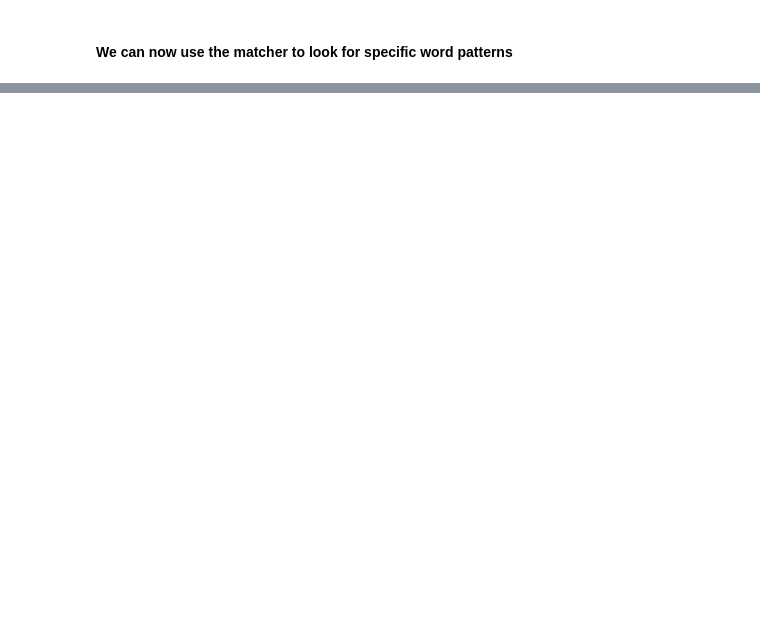
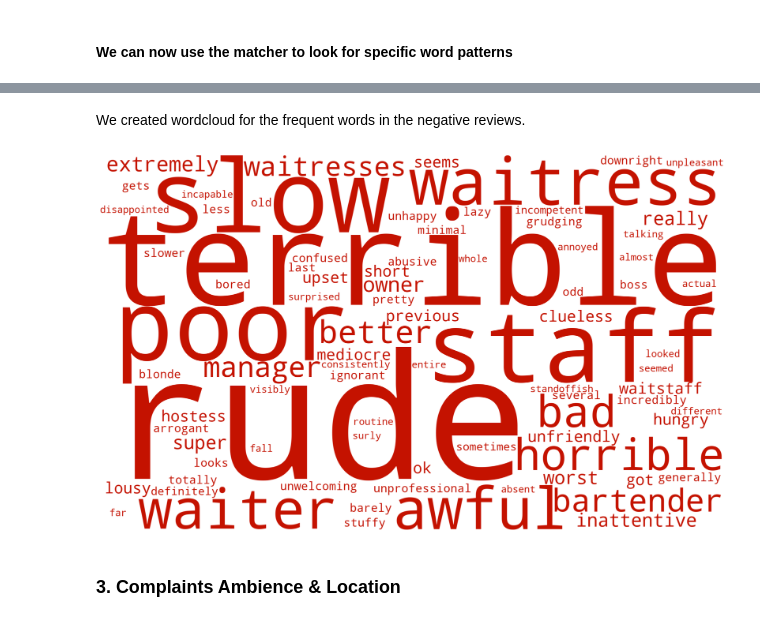
Before and after one commit to raska0010/listen-to-your-customers, a Jupyter notebook: reviews_analysis.ipynb, the cells around one changed output, grey strips where cells are left out. Cells and saved outputs as stored; diff of their text form; code cells hidden in the pictures; blank space fills up the shorter version.

Commit message:
add wordcloud in review analysis notebook

```diff
--- a/reviews_analysis.ipynb
+++ b/reviews_analysis.ipynb
@@ -137,0 +232,44 @@ food_matches = match_reviews(model, file, pattern, matcher_name, ruler_path)
+# %%
+service_kw_results = pd.read_csv('service_kw_results.csv')
+# %%
+# clean the result df
+
+# split 2 columns
+service_kw_results[['result', 'score']] = service_kw_results['result'].str.split(',', expand=True)
+ # remove some symbols
+service_kw_results['result'] = service_kw_results['result'].str.replace("{'label': '", "") # remove
+service_kw_results['result'] = service_kw_results['result'].str.replace(": '", "")
+service_kw_results['result'] = service_kw_results['result'].str.replace("'", "")
+service_kw_results['score'] = service_kw_results['score'].str.replace("'score': ", "")
+service_kw_results['score'] = service_kw_results['score'].str.replace("}]", "")
+service_kw_results['score'] = service_kw_results['score'].str.replace("}", "")
+# %%
+# convert label to text for better reading
+service_kw_results['result'] = service_kw_results['result'].str.replace("LABEL_2", "Positive")
+service_kw_results['result'] = service_kw_results['result'].str.replace("LABEL_1", "Neutral")
+service_kw_results['result'] = service_kw_results['result'].str.replace("LABEL_0", "Negative")
+# %% [markdown]
+We created wordcloud for the frequent words in the negative reviews.
+# %%
+## create a new df with negative keywords only
+service_kw_results_neg = service_kw_results[service_kw_results['result'] == "Negative"]
+
+service_kw_neg = " ".join(word for word in service_kw_results_neg.review)
+
+# Create stopword list, and add the word service
+stopwords = ['service'] + list(STOPWORDS)
+
+plt.figure(figsize=(11.87*2, 7.42*2))
+
+# Generate a word cloud image
+service_wc = WordCloud(width=2500, height=1500, stopwords=stopwords, background_color='white', prefer_horizontal=1.5, color_func=lambda *args, **kwargs: (196,18,0)).generate(service_kw_neg)
+
+# Display the generated image:
+# the matplotlib way:
+plt.imshow(service_wc, interpolation='bilinear')
+plt.axis("off")
+plt.show()
+# %% [output]
+[figure, added]
+# %% [markdown]
+### 3. Complaints Ambience & Location
```
Also changed, not shown: parts of 26 cells of this notebook, 4 other files.
